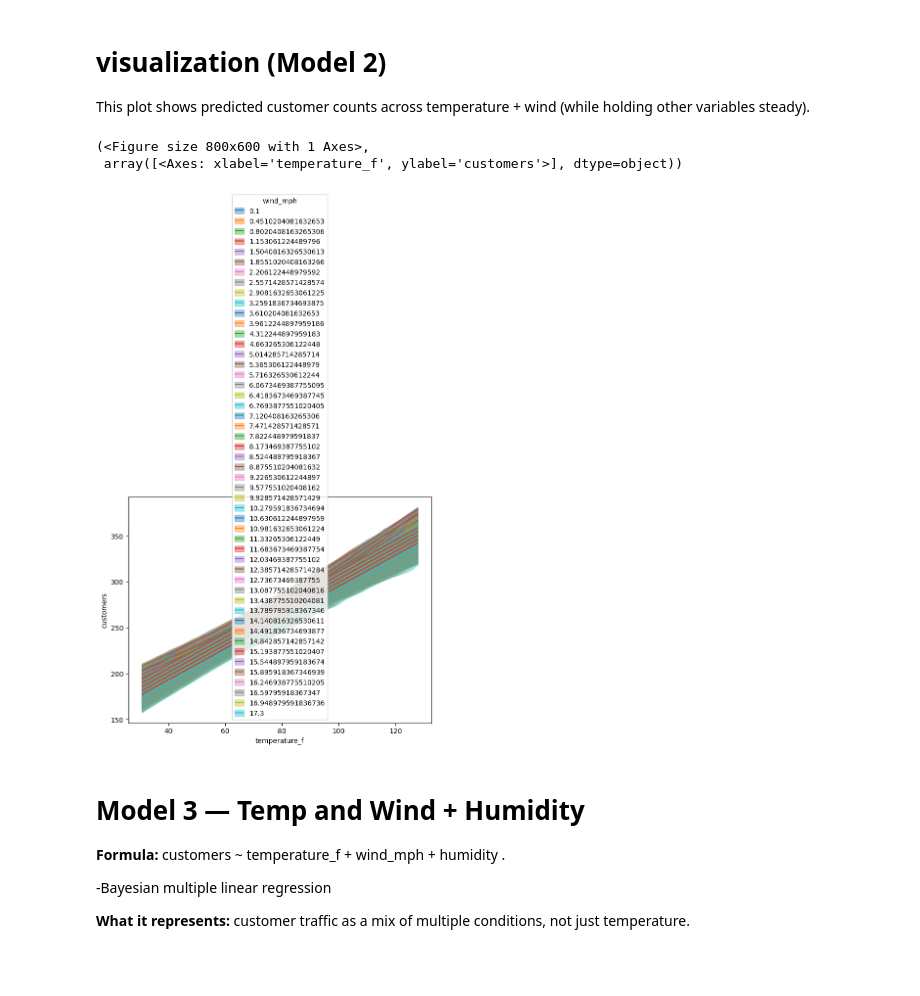
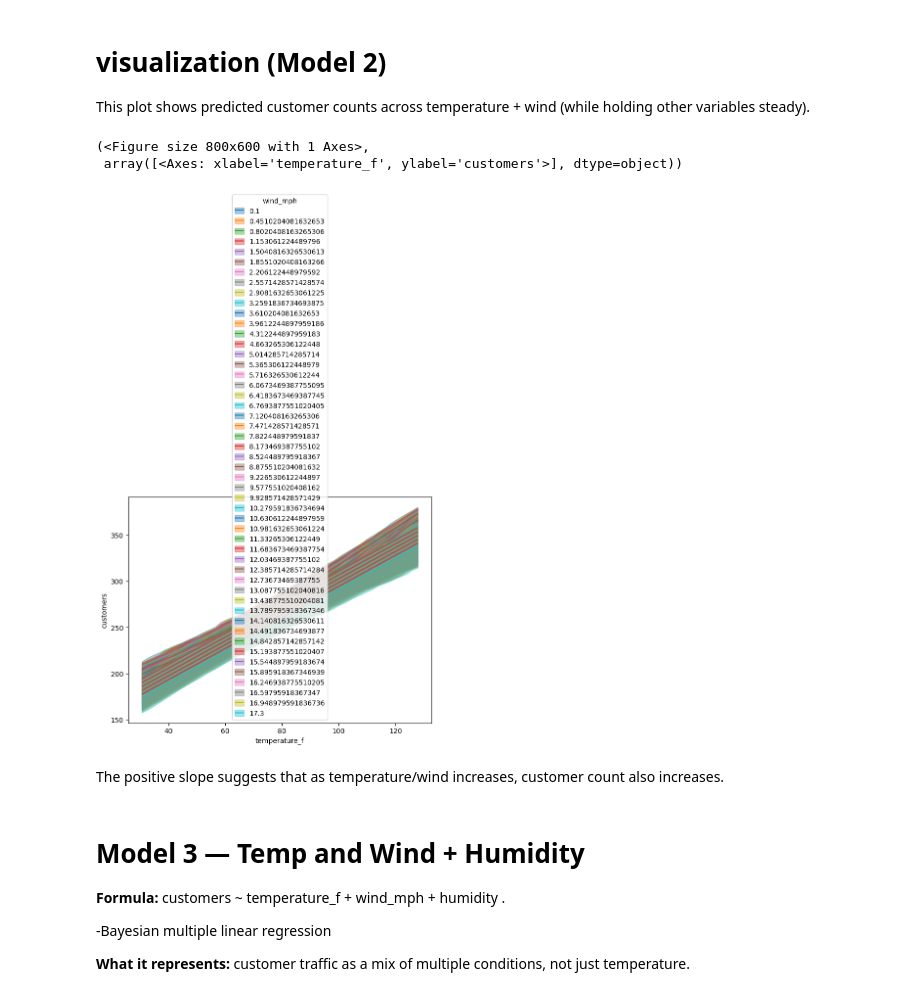
Before and after one commit to rumijay/Data-Science-2025, a Jupyter notebook: Unit6Project.ipynb, the cells around one changed output. Cells and saved outputs as stored; diff of their text form; code cells hidden in the pictures; blank space fills up the shorter version.

```diff
--- a/Unit6Project.ipynb
+++ b/Unit6Project.ipynb
@@ -105,25 +109,19 @@ idata_1 = model_1.fit(idata_kwargs={"log_likelihood": True})
 
 **What it represents:** customer traffic as a mix of  eather conditions, not just temperature.
 # %%
-model_2 = bmb.Model(
-    "customers ~ temperature_f + wind_mph",
-    data=cafe_data
-)
+model_2 = bmb.Model( "customers ~ temperature_f + wind_mph", data=cafe_data)
 idata_2 = model_2.fit(idata_kwargs={"log_likelihood": True})
 # %% [markdown]
 #  visualization (Model 2)
 This plot shows predicted customer counts across temperature + wind (while holding other variables steady).
 # %%
-bmb.interpret.plot_predictions(
-    model_2,
-    idata_2,
-    ["temperature_f", "wind_mph"],
-    fig_kwargs={"figsize": (8, 6)}
-)
+bmb.interpret.plot_predictions(  model_2, idata_2, ["temperature_f", "wind_mph"], fig_kwargs={"figsize": (8, 6)})
 # %% [output]
 (<Figure size 800x600 with 1 Axes>,
  array([<Axes: xlabel='temperature_f', ylabel='customers'>], dtype=object))
-[figure, old version]
+[figure, new version]
+# %% [markdown]
+The positive slope suggests that as temperature/wind increases, customer count also increases.
 # %% [markdown]
 # Model 3 — Temp and Wind + Humidity
 **Formula:** customers ~ temperature_f + wind_mph + humidity
```
Also changed, not shown: parts of 6 cells of this notebook.
